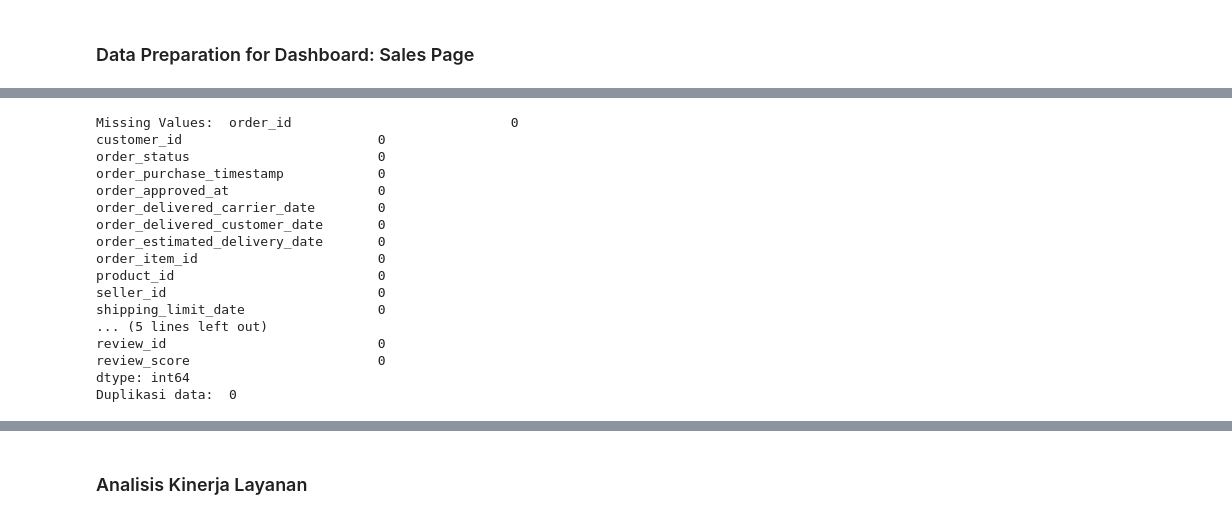
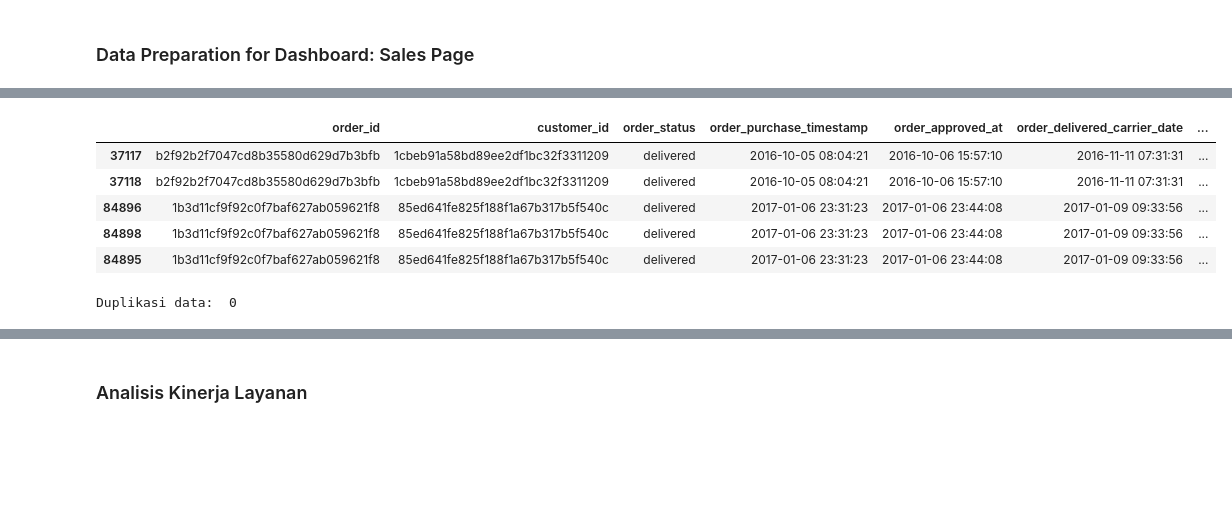
Before and after one commit to Sulbae/Fundamental-Analisis-Data, a Jupyter notebook: Proyek_Analisis_Data_Anggun-Sulis-Setyawan.ipynb, the cells around one changed output, grey strips where cells are left out. Drawn from its saved outputs; the diff is of its cells as text; code cells hidden in the pictures; blank space fills up the shorter version.

```diff
--- a/Proyek_Analisis_Data_Anggun-Sulis-Setyawan.ipynb
+++ b/Proyek_Analisis_Data_Anggun-Sulis-Setyawan.ipynb
@@ -1356,28 +1507,16 @@ Duplikasi data:  678
+# %%
+sales_data_df[sales_data_df.duplicated(keep=False)].head()
+# %% [output]
+|  | order_id | customer_id | order_status | order_purchase_timestamp | order_approved_at | order_delivered_carrier_date | ... |
+| 37117 | b2f92b2f7047cd8b35580d629d7b3bfb | 1cbeb91a58bd89ee2df1bc32f3311209 | delivered | 2016-10-05 08:04:21 | 2016-10-06 15:57:10 | 2016-11-11 07:31:31 | ... |
+| 37118 | b2f92b2f7047cd8b35580d629d7b3bfb | 1cbeb91a58bd89ee2df1bc32f3311209 | delivered | 2016-10-05 08:04:21 | 2016-10-06 15:57:10 | 2016-11-11 07:31:31 | ... |
+| 84896 | 1b3d11cf9f92c0f7baf627ab059621f8 | 85ed641fe825f188f1a67b317b5f540c | delivered | 2017-01-06 23:31:23 | 2017-01-06 23:44:08 | 2017-01-09 09:33:56 | ... |
+| 84898 | 1b3d11cf9f92c0f7baf627ab059621f8 | 85ed641fe825f188f1a67b317b5f540c | delivered | 2017-01-06 23:31:23 | 2017-01-06 23:44:08 | 2017-01-09 09:33:56 | ... |
+| 84895 | 1b3d11cf9f92c0f7baf627ab059621f8 | 85ed641fe825f188f1a67b317b5f540c | delivered | 2017-01-06 23:31:23 | 2017-01-06 23:44:08 | 2017-01-09 09:33:56 | ... |
 # %%
-# missing values handling
-sales_data_df.dropna(subset='review_id', inplace=True)
-
-print("Missing Values: ", sales_data_df.isnull().sum())
-
 # drop duplikasi data
 sales_data_df.drop_duplicates(inplace=True)
 
 print("Duplikasi data: ", sales_data_df.duplicated().sum())
 # %% [output]
-Missing Values:  order_id                            0
-customer_id                         0
-order_status                        0
-order_purchase_timestamp            0
-order_approved_at                   0
-order_delivered_carrier_date        0
-order_delivered_customer_date       0
-order_estimated_delivery_date       0
-order_item_id                       0
-product_id                          0
-seller_id                           0
-shipping_limit_date                 0
-... (5 lines left out)
-review_id                           0
-review_score                        0
-dtype: int64
 Duplikasi data:  0
```
Also changed, not shown: parts of 33 cells of this notebook, 1 other file.
